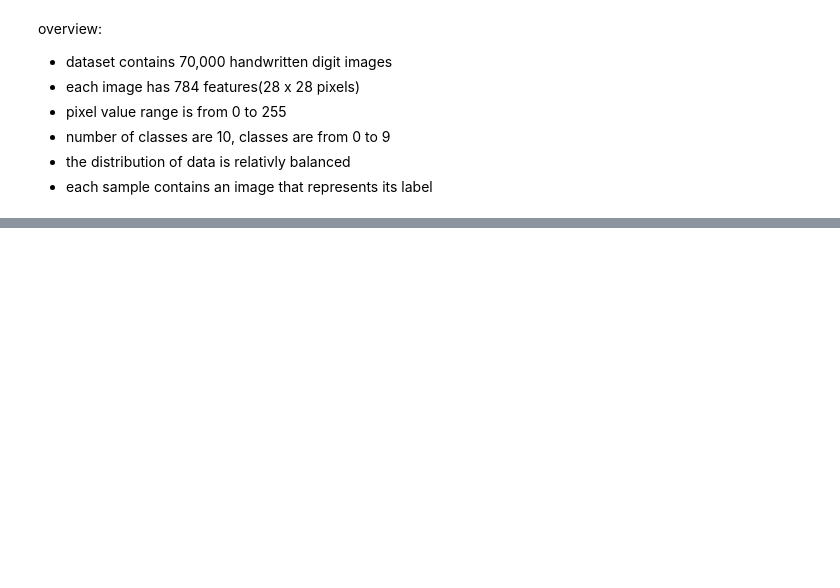
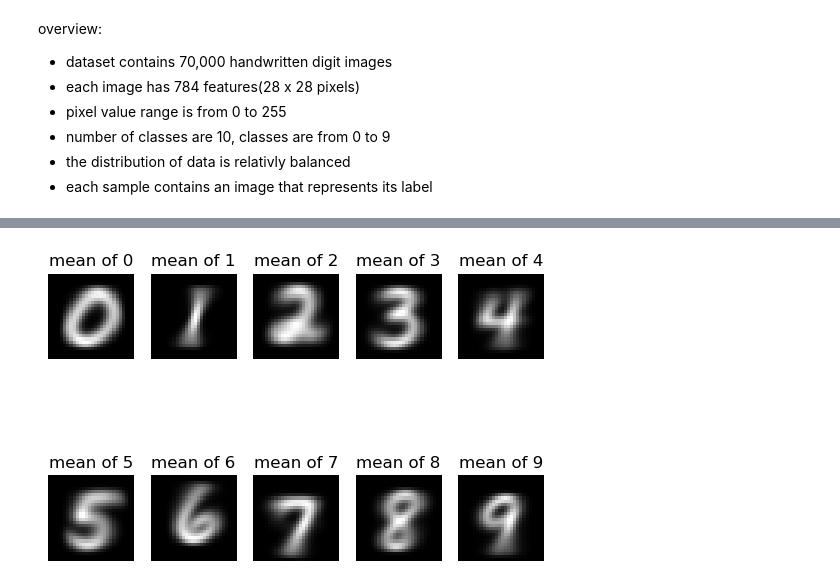
Before and after one commit to shukriaarifi/handwritten_digit_recognition, a Jupyter notebook: notebooks/mnist.ipynb, the cells around one changed output, grey strips where cells are left out. Drawn from its saved outputs; the diff is of its cells as text; code cells hidden in the pictures; blank space fills up the shorter version.

```diff
--- a/notebooks/mnist.ipynb
+++ b/notebooks/mnist.ipynb
@@ -94,0 +119,12 @@ overview:
+# %%
+for digit in unique:
+    plt.subplot(2, 5, int(digit)+1)
+    images=x[y==digit]
+    mean_image=images.mean(axis=0).reshape(28, 28)
+    plt.imshow(mean_image, cmap="gray")
+    plt.title(f"mean of {digit}")
+    plt.axis("off")
+
+plt.show()
+# %% [output]
+[figure, added]
```
Also changed, not shown: parts of 8 cells of this notebook.
